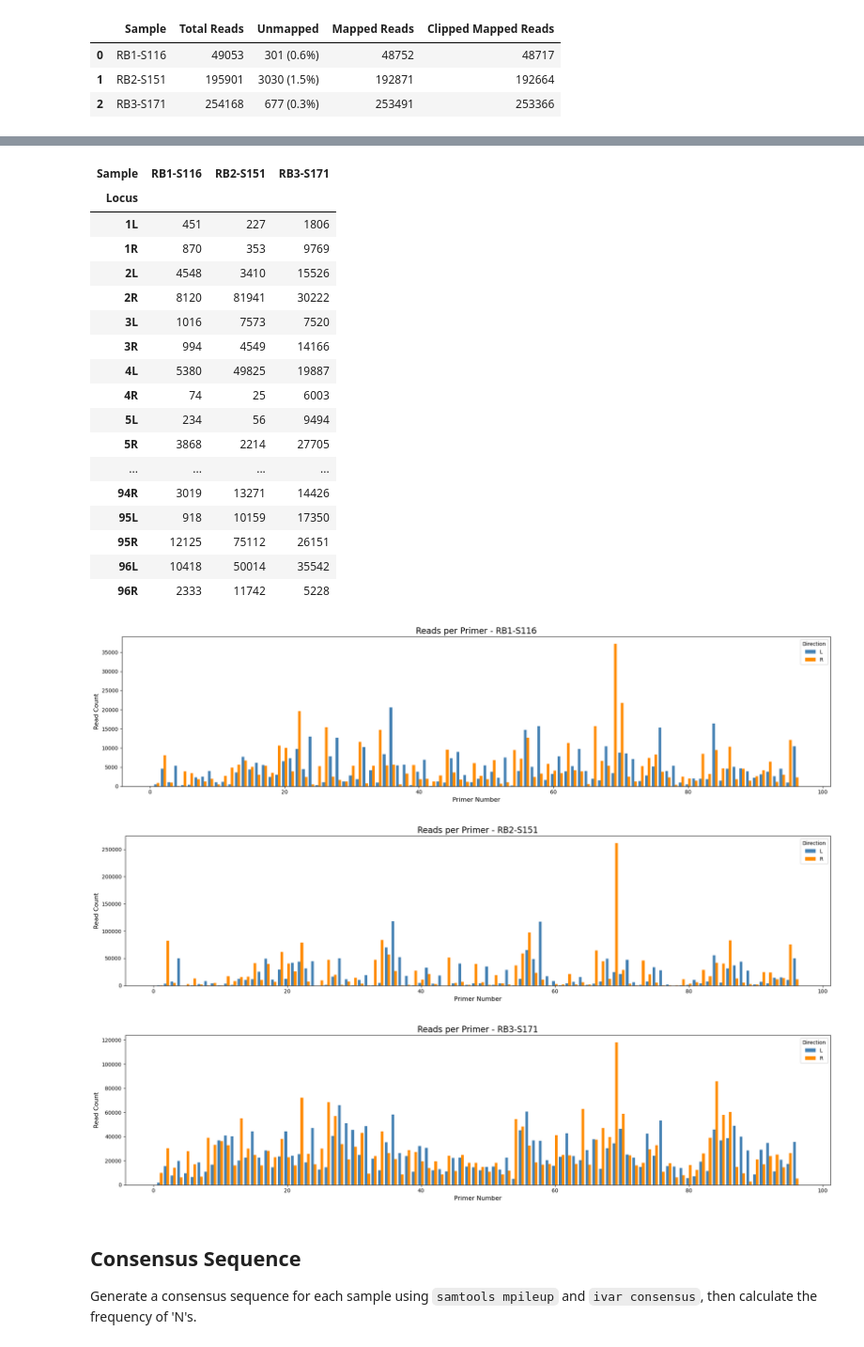
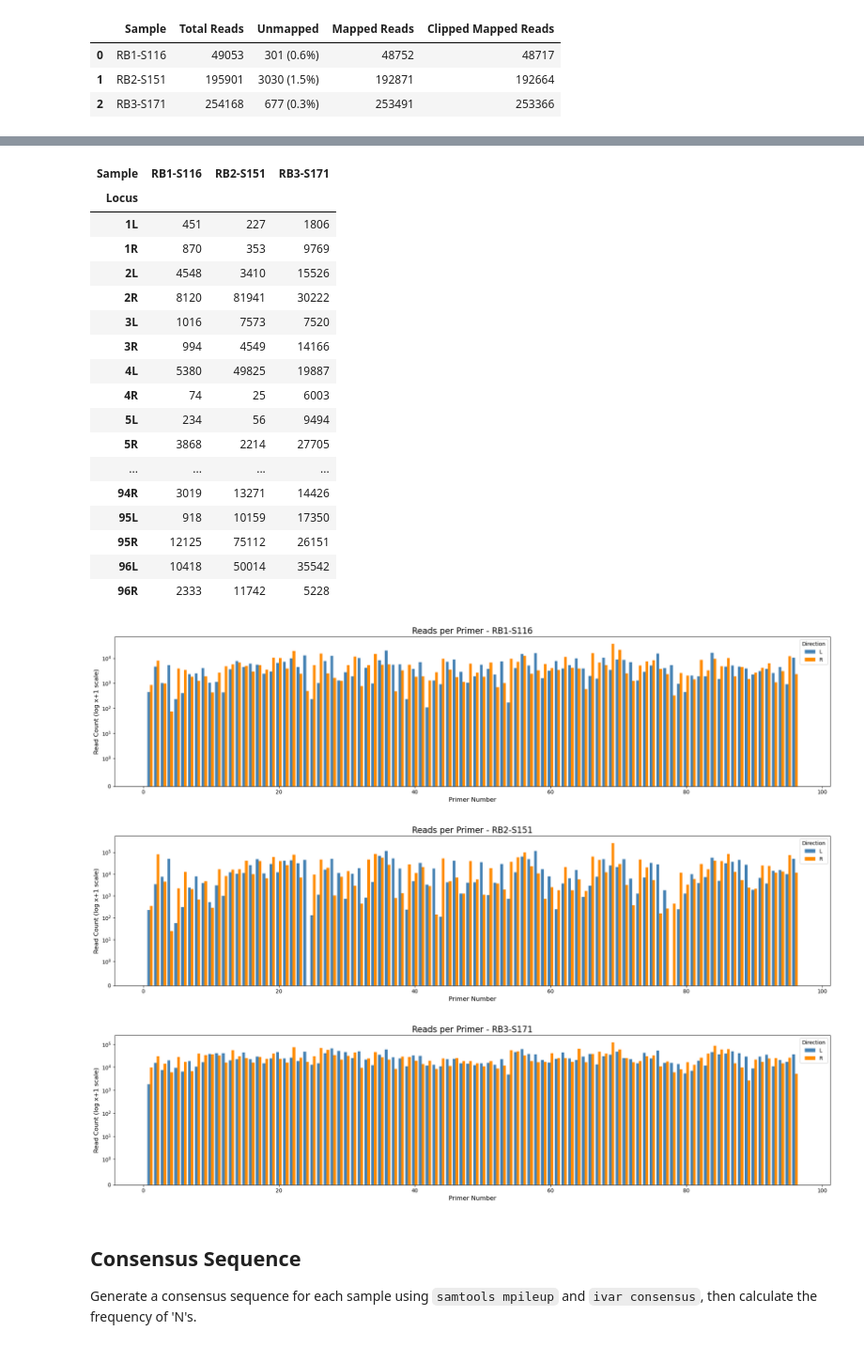
Before and after one commit to RByers/RespiCov-analyze, a Jupyter notebook: SC2Artic-Q11.ipynb, the cells around one changed output, grey strips where cells are left out. Shown at 94% size. Drawn from its saved outputs; the diff is of its cells as text; code cells hidden in the pictures.

Commit message:
SC2Artic - cleanup and log scale primer coverage

```diff
--- a/SC2Artic-Q11.ipynb
+++ b/SC2Artic-Q11.ipynb
@@ -300,10 +292,31 @@ import re
 
 primer_data = []
 
+def get_primer_coverage(sample, target_out_dir=out_dir):
+    import subprocess
+    import os
+    final_bam = os.path.join(target_out_dir, f"{sample}.trimmed.sorted.bam")
+    if not os.path.exists(final_bam):
+        return None
+    primer_counts = {}
+    bedcov_cmd = f"samtools bedcov {scheme} {final_bam}"
+    res_bed = subprocess.run(bedcov_cmd, shell=True, capture_output=True, text=True, check=True)
+    for line in res_bed.stdout.split('\n'):
+        parts = line.strip().split('\t')
+        if len(parts) >= 6:
+            p_name = parts[3]
+            try:
+                depth = int(parts[-1])
+                primer_counts[p_name] = depth
+            except ValueError:
+                pass
+    return {"Sample": sample, "Primer_Counts": primer_counts}
+
 # Build dataset directly from captured primer counts
 for sample in samples:
-    if sample in trim_stats_dict and "Primer_Counts" in trim_stats_dict[sample]:
-        for primer, count in trim_stats_dict[sample]["Primer_Counts"].items():
+    coverage_data = get_primer_coverage(sample)
+    if coverage_data and "Primer_Counts" in coverage_data:
+        for primer, count in coverage_data["Primer_Counts"].items():
             match = re.search(r'SARS-CoV-2_(\d+)_(LEFT|RIGHT)', primer)
             if match:
                 num = int(match.group(1))
@@ -352,39 +365,39 @@ if not df_primers.empty:
             ax.bar(df_sample_pivot.index - 0.2, df_sample_pivot['L'], width=0.4, color='steelblue', label='L')
         if 'R' in df_sample_pivot.columns:
             ax.bar(df_sample_pivot.index + 0.2, df_sample_pivot['R'], width=0.4, color='darkorange', label='R')
 
         ax.set_title(f"Reads per Primer - {sample}", fontsize=16)
         ax.set_xlabel("Primer Number", fontsize=12)
-        ax.set_ylabel("Read Count", fontsize=12)
+        ax.set_ylabel("Read Count (log x+1 scale)", fontsize=12)
+        ax.set_yscale("symlog", linthresh=1)
         ax.legend(title="Direction")
 
         plt.tight_layout()
         plt.show()
-
 else:
-    print("No primer depth data found from ivar output.")
+    print("No primer depth data found.")
 # %% [output]
 | Sample | RB1-S116 | RB2-S151 | RB3-S171 |
 | Locus |  |  |  |
 | 1L | 451 | 227 | 1806 |
 | 1R | 870 | 353 | 9769 |
 | 2L | 4548 | 3410 | 15526 |
 | 2R | 8120 | 81941 | 30222 |
 | 3L | 1016 | 7573 | 7520 |
 | 3R | 994 | 4549 | 14166 |
 | 4L | 5380 | 49825 | 19887 |
 | 4R | 74 | 25 | 6003 |
 | 5L | 234 | 56 | 9494 |
 | 5R | 3868 | 2214 | 27705 |
 | ... | ... | ... | ... |
 | 94R | 3019 | 13271 | 14426 |
 | 95L | 918 | 10159 | 17350 |
 | 95R | 12125 | 75112 | 26151 |
 | 96L | 10418 | 50014 | 35542 |
 | 96R | 2333 | 11742 | 5228 |
-[figure, old version]
+[figure, new version]
-[figure, old version]
+[figure, new version]
-[figure, old version]
+[figure, new version]
 # %% [markdown]
 ## Consensus Sequence
 Generate a consensus sequence for each sample using `samtools mpileup` and `ivar consensus`, then calculate the frequency of 'N's.
```
Also changed, not shown: parts of 11 cells of this notebook.
